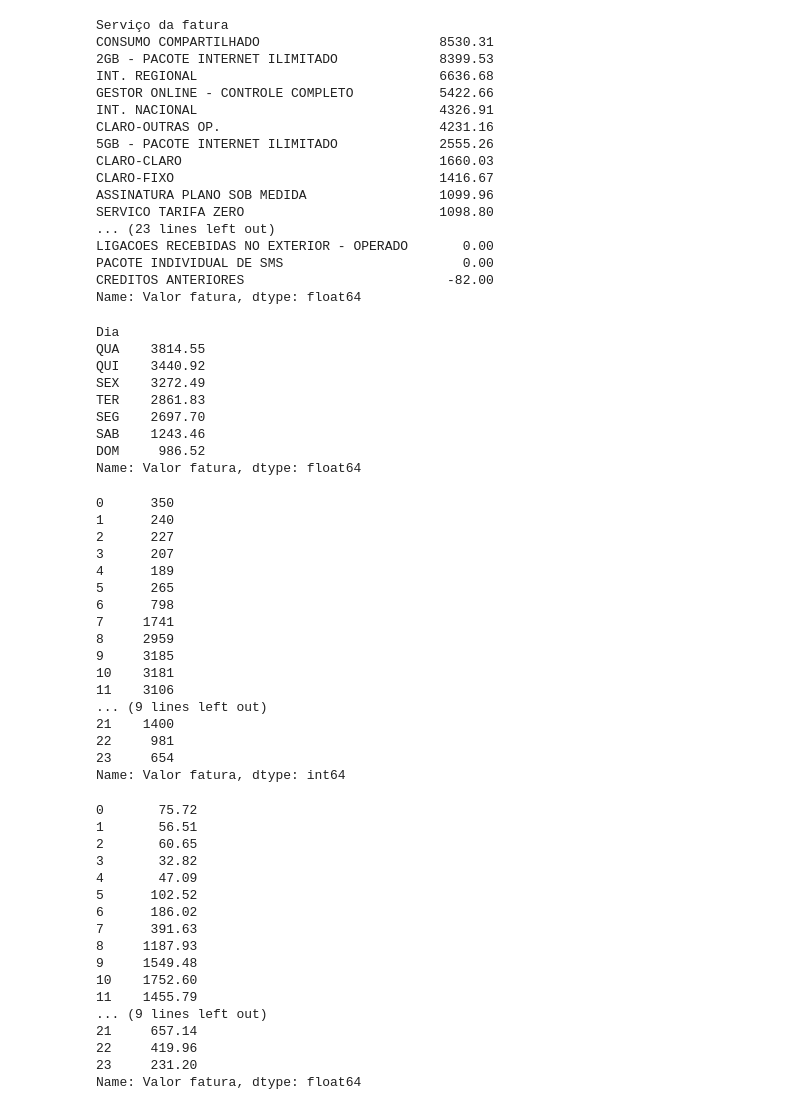
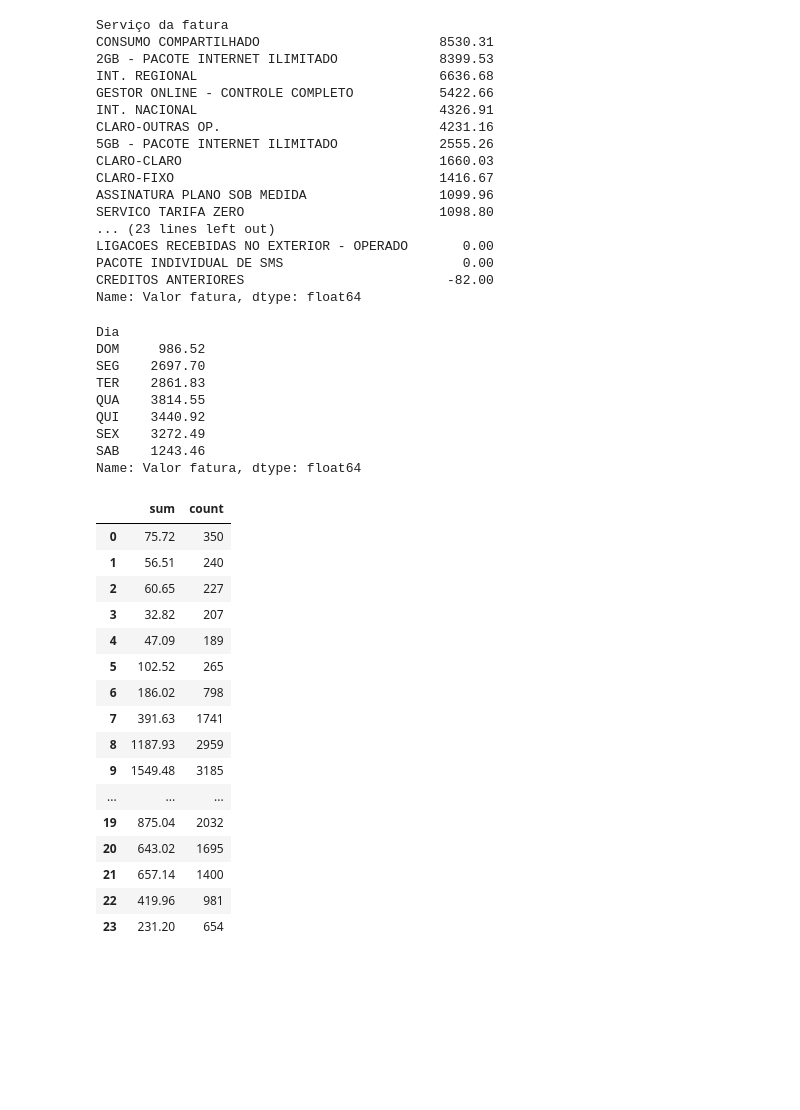
Before and after one commit to victorvilar/bd, a Jupyter notebook: Notebook TCC.ipynb, the cells around one changed output. Drawn from its saved outputs; the diff is of its cells as text; code cells hidden in the pictures; blank space fills up the shorter version.

```diff
--- a/Notebook TCC.ipynb
+++ b/Notebook TCC.ipynb
@@ -166,58 +167,40 @@ Name: Valor fatura, dtype: float64
 servicosUso = df
 servicosUso1 = servicosUso[(servicosUso.Categoria=='VC1') | (servicosUso.Categoria=='VC2') | (servicosUso.Categoria=='VC3') | (servicosUso.Categoria=='EVT')]
 servicosUso = servicosUso1.pivot_table(index='Dia', values='Valor fatura', aggfunc=np.sum).sort_values(ascending=False)
+servicosUso = servicosUso.loc[['DOM','SEG','TER','QUA','QUI','SEX','SAB']]
 servicosUso
 # %% [output]
 Dia
+DOM     986.52
+SEG    2697.70
+TER    2861.83
 QUA    3814.55
 QUI    3440.92
 SEX    3272.49
-TER    2861.83
-SEG    2697.70
 SAB    1243.46
-DOM     986.52
 Name: Valor fatura, dtype: float64
 # %%
 #Identifying time used
 horarioUso = servicosUso1.pivot_table(index='Hora serviço', values='Valor fatura', aggfunc=np.sum).sort_values(ascending=False)
-horarioUso.groupby(horarioUso.index.hour).count()
+horarioUso.groupby(horarioUso.index.hour).agg(['sum','count'])
+
+#horarioUso.groupby(horarioUso.index.hour).sum()
+#horarioUso.groupby(horarioUso.index.hour).count()
 # %% [output]
-0      350
-1      240
-2      227
-3      207
-4      189
-5      265
-6      798
-7     1741
-8     2959
-9     3185
-10    3181
-11    3106
-... (9 lines left out)
-21    1400
-22     981
-23     654
-Name: Valor fatura, dtype: int64
+|  | sum | count |
+| 0 | 75.72 | 350 |
+| 1 | 56.51 | 240 |
+| 2 | 60.65 | 227 |
+| 3 | 32.82 | 207 |
+| 4 | 47.09 | 189 |
+| 5 | 102.52 | 265 |
+| 6 | 186.02 | 798 |
+| 7 | 391.63 | 1741 |
+| 8 | 1187.93 | 2959 |
+| 9 | 1549.48 | 3185 |
+| ... | ... | ... |
+| 19 | 875.04 | 2032 |
+| 20 | 643.02 | 1695 |
+| 21 | 657.14 | 1400 |
+| 22 | 419.96 | 981 |
+| 23 | 231.20 | 654 |
-# %%
-#Identifying time used (COST)
-horarioUso = servicosUso1.pivot_table(index='Hora serviço', values='Valor fatura', aggfunc=np.sum).sort_values(ascending=False)
-horarioUso.groupby(horarioUso.index.hour).sum()
-# %% [output]
-0       75.72
-1       56.51
-2       60.65
-3       32.82
-4       47.09
-5      102.52
-6      186.02
-7      391.63
-8     1187.93
-9     1549.48
-10    1752.60
-11    1455.79
-... (9 lines left out)
-21     657.14
-22     419.96
-23     231.20
-Name: Valor fatura, dtype: float64
```
Also changed, not shown: parts of 8 cells of this notebook.
